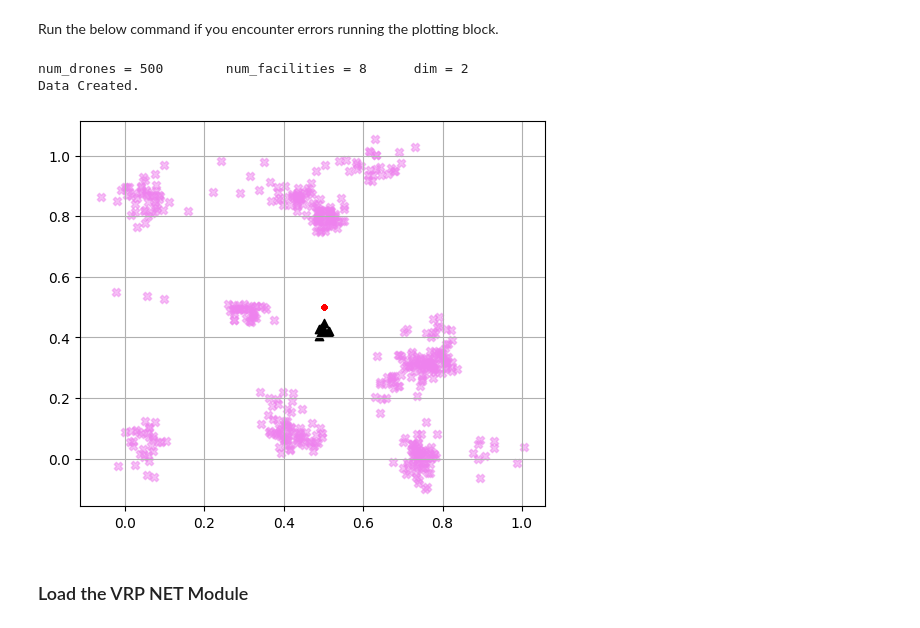
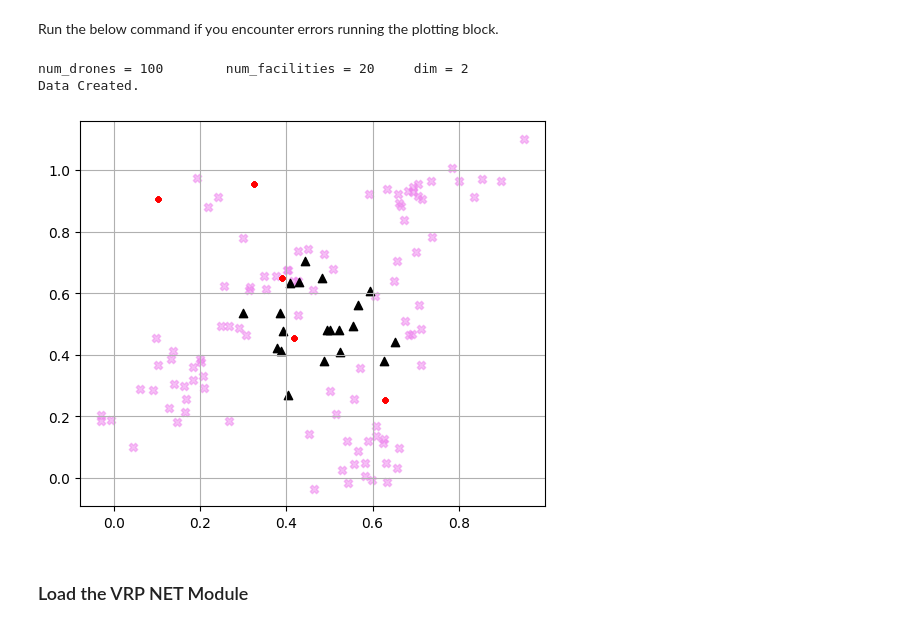
Before and after one commit to salar96/LearningFLPO, a Jupyter notebook: main.ipynb, the cells around one changed output. Saved outputs shown, nothing was run; the diff lists cells and outputs as text; code cells hidden in the pictures.

Commit message:
Bug fixes
Fixed bugs for GPU processing of actual FLPO Solution - Added distinct end position options for generate_dataset() function.

```diff
--- a/main.ipynb
+++ b/main.ipynb
@@ -30,28 +30,27 @@ Run the below command if you encounter errors running the plotting block.
 # %%
 # !pip install nbformat --upgrade
 # %%
-# UAV FLPO MetaData
-num_drones = 500
-n_drone_clusters = 15
+num_drones = 100
+n_drone_clusters = 20
 drone_cluster_split = np.random.uniform(0.0, 1.0, n_drone_clusters)
 drone_cluster_split = drone_cluster_split / np.sum(drone_cluster_split)
-num_facilities = 8
+num_facilities = 20
+num_distinct_ends = 5
 dim_ = 2
 print(f"num_drones = {num_drones}\tnum_facilities = {num_facilities}\tdim = {dim_}")
 
 START_locs, F_base, END_locs = generate_dataset(
-    num_drones, n_drone_clusters, drone_cluster_split, num_facilities, dim_,
-    device, drone_cluster_std_range=[0.02, 0.05], F_noise_std=0.01,
+    num_drones, n_drone_clusters, drone_cluster_split, num_facilities, dim_, device, drone_cluster_std_range=[0.02, 0.08], F_noise_std=0.1,num_distinct_ends=num_distinct_ends
 )
 np_flpo_filename = 'numpy_FLPO_data/numpy_FLPO_data'
 torchFLPO_2_numpyFLPO(START_locs, END_locs, F_base, np_flpo_filename, scale=1.0)
 
 plot_UAV_FLPO(START_locs, END_locs, F_base)
 plot_UAV_FLPO_3D(START_locs, END_locs, F_base)
 # %% [output]
-num_drones = 500        num_facilities = 8      dim = 2
+num_drones = 100        num_facilities = 20     dim = 2
 Data Created.
-[figure, old version]
+[figure, new version]
 # %% [markdown]
 ### Load the VRP NET Module
 # %%
```
Also changed, not shown: parts of 3 cells of this notebook, 3 other files.
